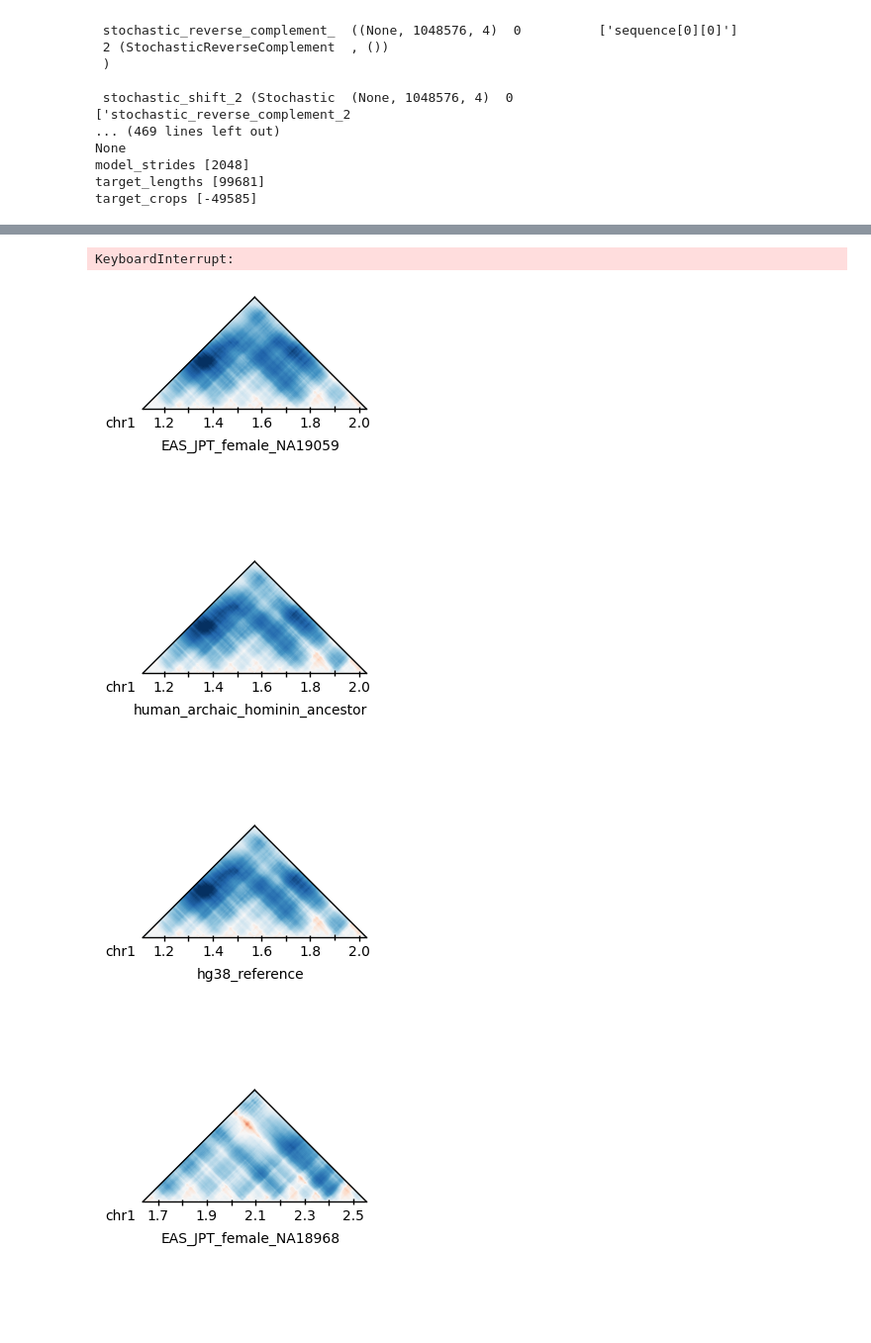
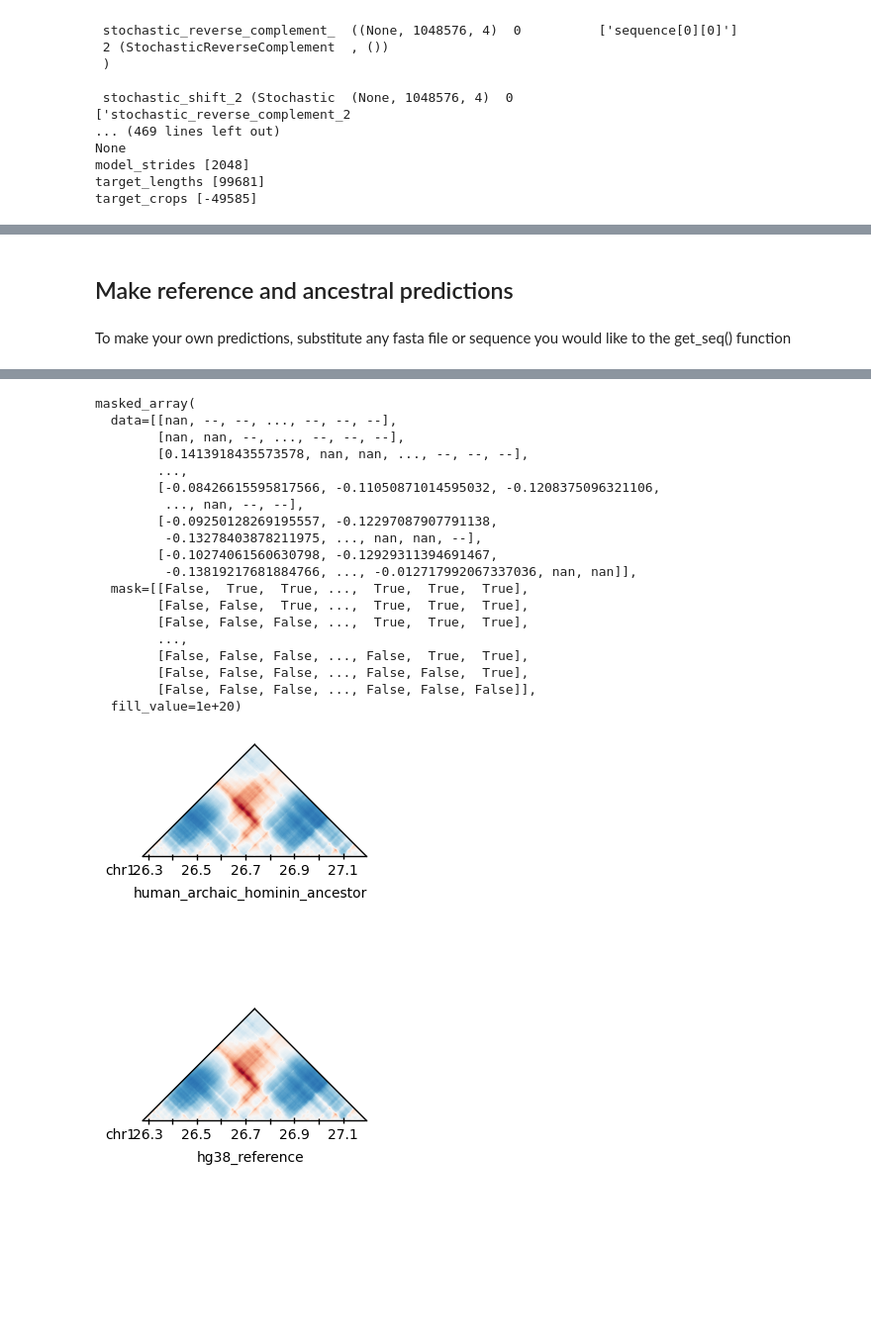
Before and after one commit to erin-n-gilbertson/3DGenome-diversity, a Jupyter notebook: activeNotebooks/making_examples.ipynb, the cells around one changed output, grey strips where cells are left out. Shown at 99% size. Saved outputs shown, nothing was run; the diff lists cells and outputs as text; code cells hidden in the pictures; blank space fills up the shorter version.

Commit message:
notebook example for predictions on any sequence

```diff
--- a/activeNotebooks/making_examples.ipynb
+++ b/activeNotebooks/making_examples.ipynb
@@ -209,30 +200,27 @@ out_dir='akita_predictions/preds'
+# %% [markdown]
+## Make reference and ancestral predictions
+# %% [markdown]
+To make your own predictions, substitute any fasta file or sequence you would like to the get_seq() function
+# %%
+# additionally, feel free to set any window positions you would like. We tiled the genome with 1MB windows overlapping by half, but if you are interested in a specific gene or variant consider centering on that position instead.
+w = windows[42]
 # %%
-for w in windows:
-    print(w)
-    maxind = most_div_ind_per_window.loc[[w]].ind.values[0]
 
-    ind_out = open((out_dir + '3d_predictions_HFF_%s.txt' % (maxind)),'w')
-    anc_out = open((out_dir + '3d_predictions_HFF_%s.txt' % ('human_archaic_hominin_ancestor')),'w')
-    ref_out = open((out_dir + '3d_predictions_HFF_%s.txt' % ('hg38_reference')),'w')
+# anc_out = open(('3d_predictions_HFF_%s.txt' % ('human_archaic_hominin_ancestor')),'w')
+# ref_out = open(('3d_predictions_HFF_%s.txt' % ('hg38_reference')),'w')
 
-    ind_seq = get_1KGseq(chr=w[0], window_start=w[1], ind=maxind)
-    anc_seq = get_anc_seq(chr=w[0], window_start=w[1])
-    ref_seq = get_ref_seq_hg38(chr=w[0], window_start=w[1])
+anc_seq = get_anc_seq(chr=w[0], window_start=w[1])
+ref_seq = get_ref_seq_hg38(chr=w[0], window_start=w[1])
 
-    ind_pred = runAkitaPreds(ind_seq)
-    ind_pred = ind_pred[:,:,0][0]
+anc_pred = runAkitaPreds(anc_seq)
+anc_pred = anc_pred[:,:,0][0]
 
-    anc_pred = runAkitaPreds(anc_seq)
-    anc_pred = anc_pred[:,:,0][0]
+ref_pred = runAkitaPreds(ref_seq)
+ref_pred = ref_pred[:,:,0][0]
 
-    ref_pred = runAkitaPreds(ref_seq)
-    ref_pred = ref_pred[:,:,0][0]
+visualize_map(anc_pred, w[1], 'human_archaic_hominin_ancestor', w[0], sat=2)
+visualize_map(ref_pred, w[1], 'hg38_reference', w[0], sat=2)
 
-    visualize_map(ind_pred, w[1], maxind, w[0], sat=2)
-    visualize_map(anc_pred, w[1], 'human_archaic_hominin_ancestor', w[0], sat=2)
-    visualize_map(ref_pred, w[1], 'hg38_reference', w[0], sat=2)
-
-    ind_out.write(w[0] + "\t" + str(w[1]) + "\t" + "\t".join([str(x) for x in ind_pred]) + "\n")
-    anc_out.write(w[0] + "\t" + str(w[1]) + "\t" + "\t".join([str(x) for x in anc_pred]) + "\n")
-    ref_out.write(w[0] + "\t" + str(w[1]) + "\t" + "\t".join([str(x) for x in ref_pred]) + "\n")
+# anc_out.write(w[0] + "\t" + str(w[1]) + "\t" + "\t".join([str(x) for x in anc_pred]) + "\n")
+# ref_out.write(w[0] + "\t" + str(w[1]) + "\t" + "\t".join([str(x) for x in ref_pred]) + "\n")
 # %% [output]
@@ -256,5 +229,21 @@ for w in windows:
-KeyboardInterrupt:
+masked_array(
+  data=[[nan, --, --, ..., --, --, --],
+        [nan, nan, --, ..., --, --, --],
+        [0.1413918435573578, nan, nan, ..., --, --, --],
+        ...,
+        [-0.08426615595817566, -0.11050871014595032, -0.1208375096321106,
+         ..., nan, --, --],
+        [-0.09250128269195557, -0.12297087907791138,
+         -0.13278403878211975, ..., nan, nan, --],
+        [-0.10274061560630798, -0.12929311394691467,
+         -0.13819217681884766, ..., -0.012717992067337036, nan, nan]],
+  mask=[[False,  True,  True, ...,  True,  True,  True],
+        [False, False,  True, ...,  True,  True,  True],
+        [False, False, False, ...,  True,  True,  True],
+        ...,
+        [False, False, False, ..., False,  True,  True],
+        [False, False, False, ..., False, False,  True],
+        [False, False, False, ..., False, False, False]],
+  fill_value=1e+20)
-[figure, old version]
+[figure, new version]
-[figure, old version]
+[figure, new version]
-[figure, removed]
-[figure, removed]
```
Also changed, not shown: parts of 15 cells of this notebook.
